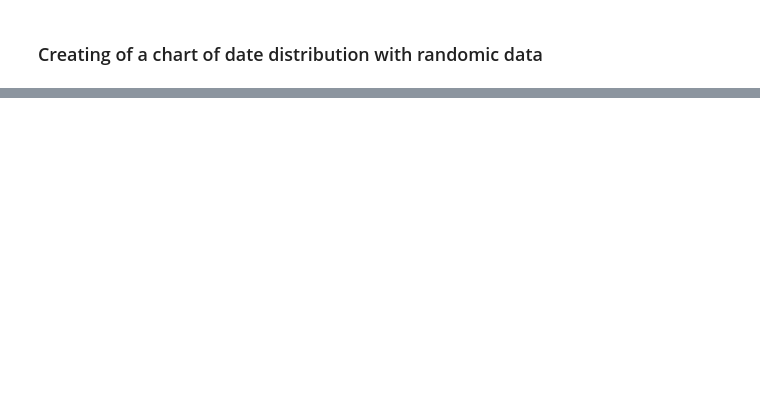
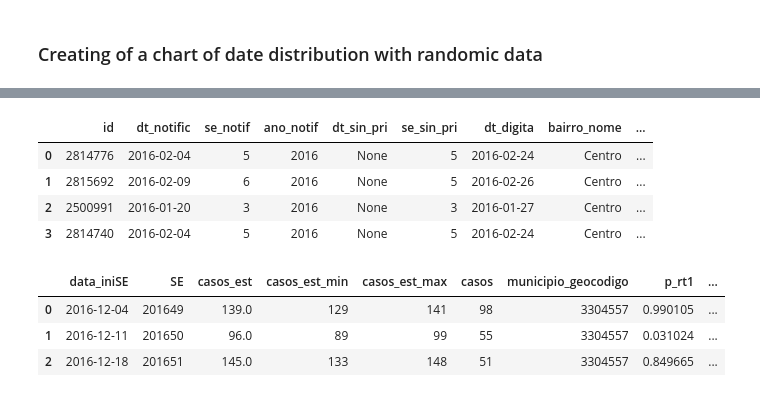
Before and after one commit to AlertaDengue/AlertaDengue, a Jupyter notebook: notebooks/Essay.ipynb, the cells around one changed output, grey strips where cells are left out. Drawn from its saved outputs; the diff is of its cells as text; code cells hidden in the pictures; blank space fills up the shorter version.

```diff
--- a/notebooks/Essay.ipynb
+++ b/notebooks/Essay.ipynb
@@ -447,0 +542,36 @@ display(df_date.head())
+# %%
+# Distribuição por gênero
+uf = 'Paraná'
+geo_id = 4106902  # Curitiba
+
+sql = '''
+SELECT *
+FROM "Municipio"."Notificacao" AS alerta
+WHERE cs_sexo is not null AND bairro_nome='Centro'
+'''
+
+df_notif = pd.read_sql(sql, engine)
+df_notif
+# %% [output]
+|  | id | dt_notific | se_notif | ano_notif | dt_sin_pri | se_sin_pri | dt_digita | bairro_nome | ... |
+| 0 | 2814776 | 2016-02-04 | 5 | 2016 | None | 5 | 2016-02-24 | Centro | ... |
+| 1 | 2815692 | 2016-02-09 | 6 | 2016 | None | 5 | 2016-02-26 | Centro | ... |
+| 2 | 2500991 | 2016-01-20 | 3 | 2016 | None | 3 | 2016-01-27 | Centro | ... |
+| 3 | 2814740 | 2016-02-04 | 5 | 2016 | None | 5 | 2016-02-24 | Centro | ... |
+# %%
+# geo_id = 4106902  # Curitiba
+geo_id = 3304557  # Rio de Janeiro
+
+sql = '''
+SELECT *
+FROM "Municipio"."Historico_alerta" AS alerta
+WHERE municipio_geocodigo={} AND "SE">{}
+'''.format(geo_id, 201648)
+
+df_alert = pd.read_sql(sql, engine)
+df_alert
+# %% [output]
+|  | data_iniSE | SE | casos_est | casos_est_min | casos_est_max | casos | municipio_geocodigo | p_rt1 | ... |
+| 0 | 2016-12-04 | 201649 | 139.0 | 129 | 141 | 98 | 3304557 | 0.990105 | ... |
+| 1 | 2016-12-11 | 201650 | 96.0 | 89 | 99 | 55 | 3304557 | 0.031024 | ... |
+| 2 | 2016-12-18 | 201651 | 145.0 | 133 | 148 | 51 | 3304557 | 0.849665 | ... |
```
Also changed, not shown: parts of 15 cells of this notebook, 3 other files.
